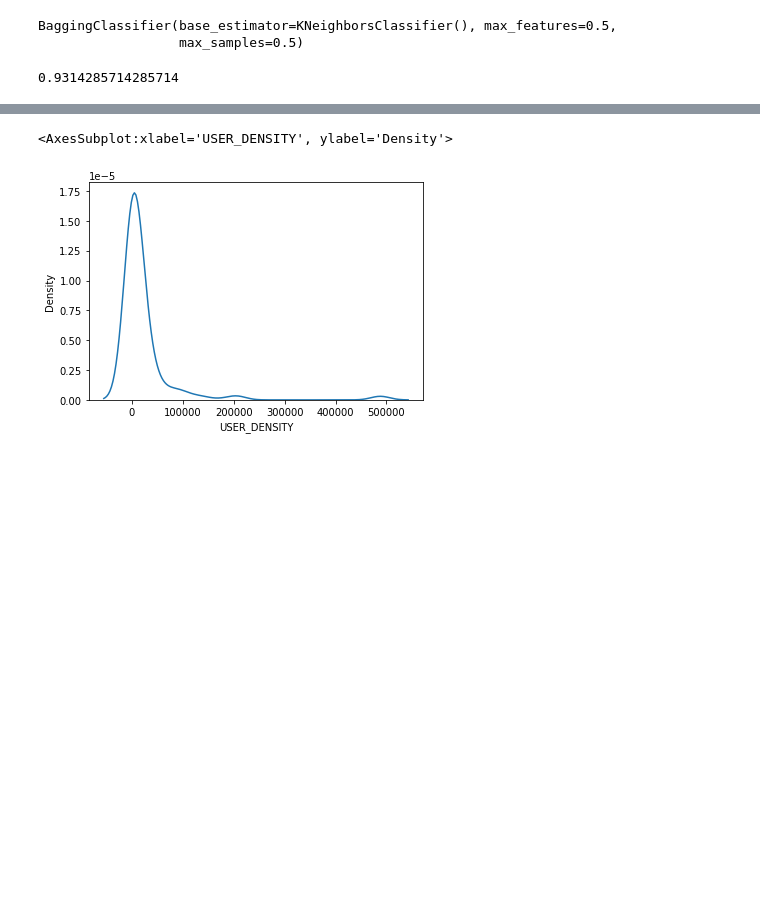
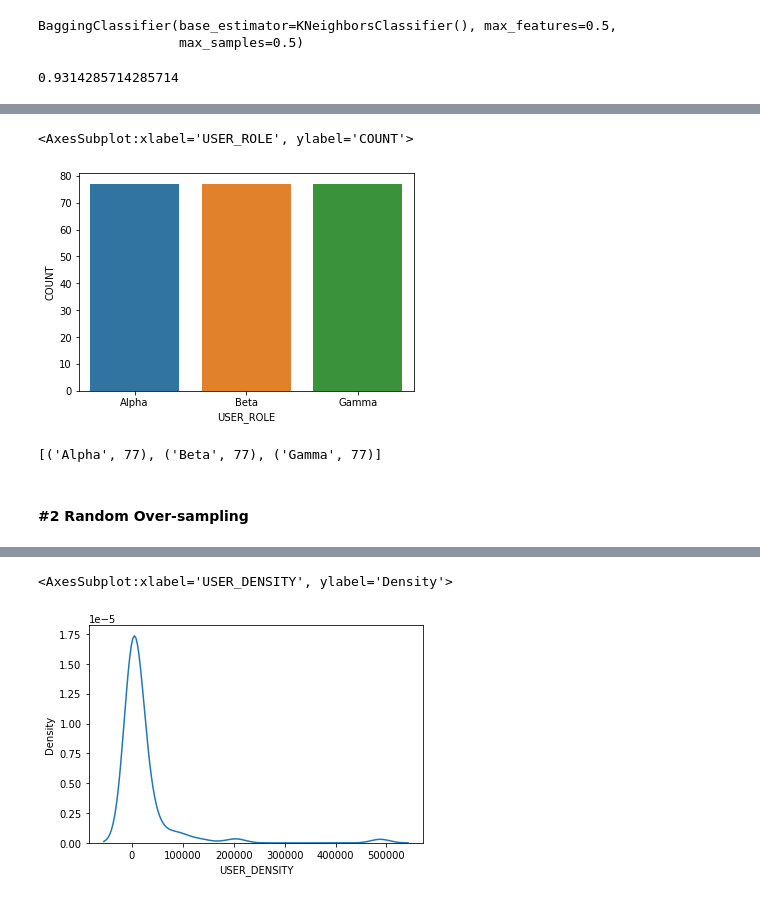
Before and after one commit to nachocodexx/cinvestav-tsmd-final01, a Jupyter notebook: Untitled.ipynb, the cells around one changed output, grey strips where cells are left out. Saved outputs shown, nothing was run; the diff lists cells and outputs as text; code cells hidden in the pictures; blank space fills up the shorter version.

```diff
--- a/Untitled.ipynb
+++ b/Untitled.ipynb
@@ -151,0 +197,17 @@ SB.barplot(data=role_counter_df,x="role",y="count")
+# %%
+undersample = RandomUnderSampler(random_state=12312412)
+X_resampled1 , y_resampled1 = undersample.fit_resample(X_DF.values,Y_DF.values)
+# %%
+classes_counter1 = sorted(Counter(y_resampled1).items())
+role_counter_df1 = P.DataFrame(classes_counter1,columns=["USER_ROLE","COUNT"])
+# %%
+SB.barplot(data=role_counter_df1,x="USER_ROLE",y="COUNT")
+# %% [output]
+<AxesSubplot:xlabel='USER_ROLE', ylabel='COUNT'>
+[figure, added]
+# %%
+classes_counter1
+# %% [output]
+[('Alpha', 77), ('Beta', 77), ('Gamma', 77)]
+# %% [markdown]
+#### #2 Random Over-sampling
```
Also changed, not shown: parts of 67 cells of this notebook, 9 other files.
